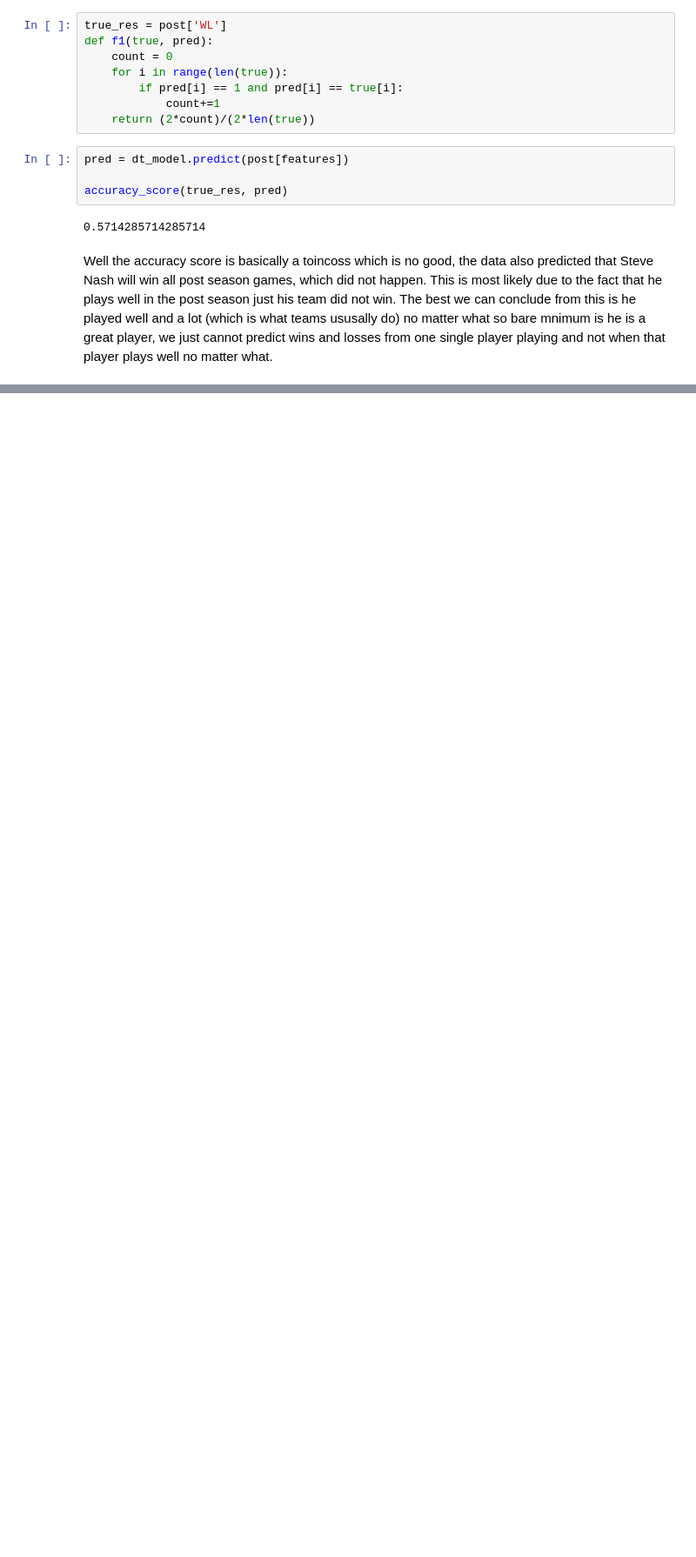
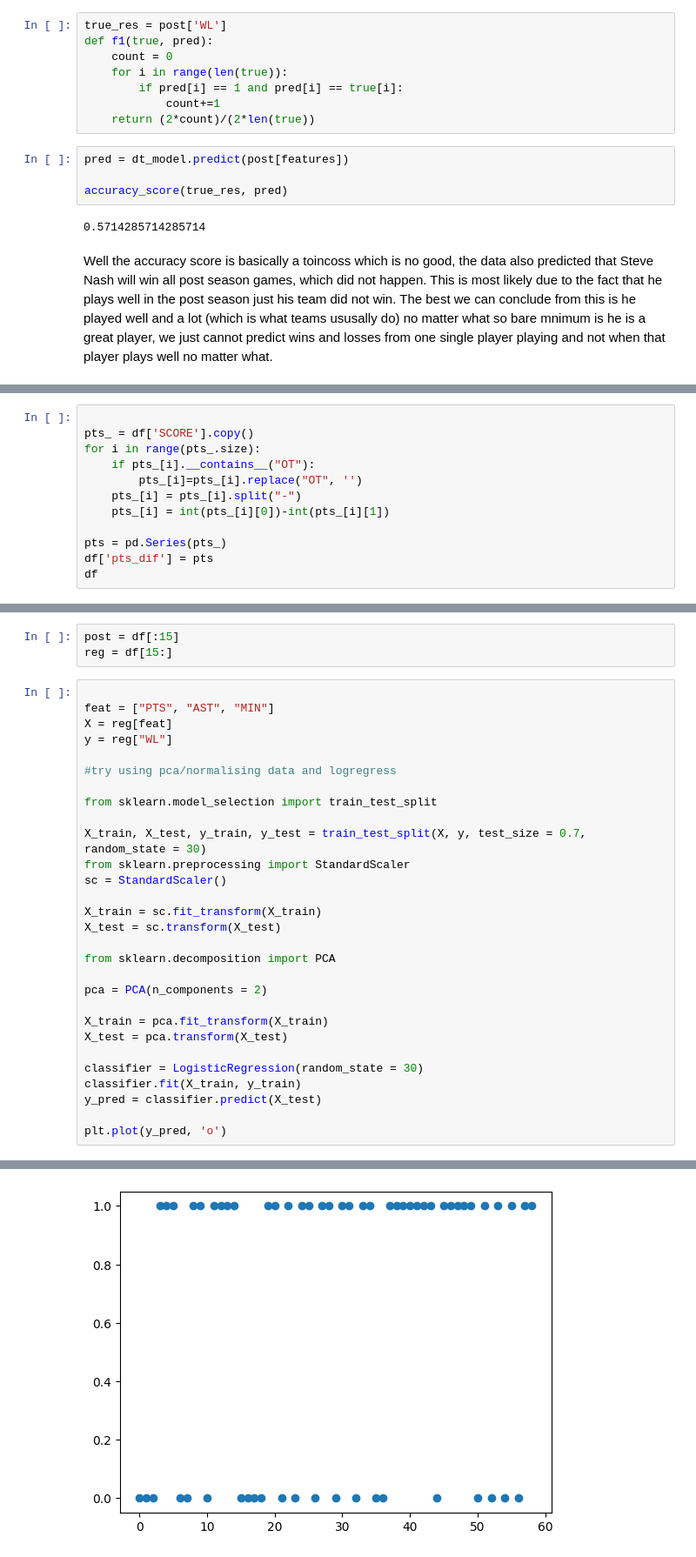
Before and after one commit to shin-fued/NASH_MVP, a Jupyter notebook: decisionTree.ipynb, the cells around one changed output, grey strips where cells are left out. Shown: that part at 87% size. Drawn from its saved outputs; the diff is of its cells as text; blank space fills up the shorter version.

```diff
--- a/decisionTree.ipynb
+++ b/decisionTree.ipynb
@@ -187,0 +242,12 @@ Well the accuracy score is basically a toincoss which is no good, the data also
+# %%
+
+pts_ = df['SCORE'].copy()
+for i in range(pts_.size):
+    if pts_[i].__contains__("OT"):
+        pts_[i]=pts_[i].replace("OT", '')
+    pts_[i] = pts_[i].split("-")
+    pts_[i] = int(pts_[i][0])-int(pts_[i][1])
+
+pts = pd.Series(pts_)
+df['pts_dif'] = pts
+df
@@ -187,0 +268,33 @@ Well the accuracy score is basically a toincoss which is no good, the data also
+# %%
+post = df[:15]
+reg = df[15:]
+# %%
+
+feat = ["PTS", "AST", "MIN"]
+X = reg[feat]
+y = reg["WL"]
+
+#try using pca/normalising data and logregress
+
+from sklearn.model_selection import train_test_split
+
+X_train, X_test, y_train, y_test = train_test_split(X, y, test_size = 0.7, random_state = 30)
+from sklearn.preprocessing import StandardScaler
+sc = StandardScaler()
+
+X_train = sc.fit_transform(X_train)
+X_test = sc.transform(X_test)
+
+from sklearn.decomposition import PCA
+
+pca = PCA(n_components = 2)
+
+X_train = pca.fit_transform(X_train)
+X_test = pca.transform(X_test)
+
+classifier = LogisticRegression(random_state = 30)
+classifier.fit(X_train, y_train)
+y_pred = classifier.predict(X_test)
+
+plt.plot(y_pred, 'o')
+# %% [output]
@@ -187,0 +302 @@ Well the accuracy score is basically a toincoss which is no good, the data also
+[figure, added]
```
Also changed, not shown: parts of 10 cells of this notebook, 2 other files.
